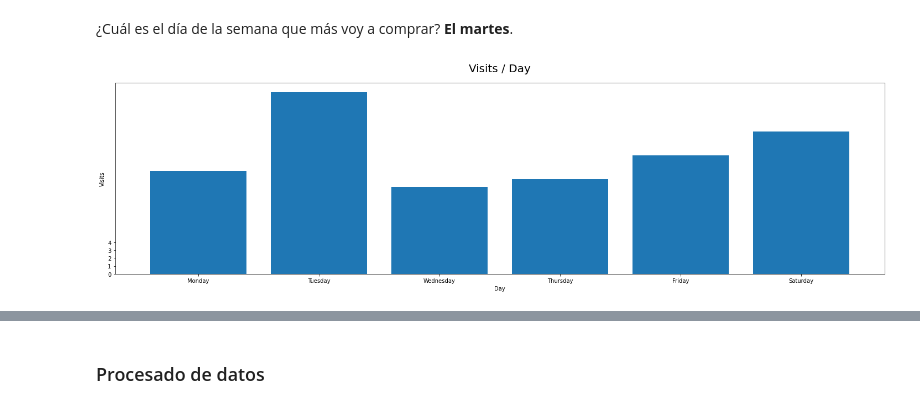
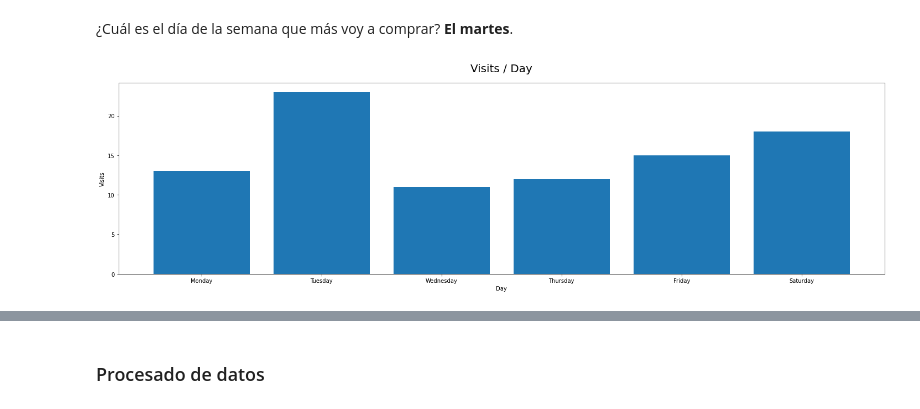
Before and after one commit to Borogum/iam, a Jupyter notebook: Insights About Myself (IAM) Bolsas de Plástico.ipynb, the cells around one changed output, grey strips where cells are left out. Drawn from its saved outputs; the diff is of its cells as text; code cells hidden in the pictures.

Commit message:
Fix Visits /Day Graph

```diff
--- a/Insights About Myself (IAM) Bolsas de Plástico.ipynb
+++ b/Insights About Myself (IAM) Bolsas de Plástico.ipynb
@@ -538,13 +537,13 @@ fig.tight_layout()
 # %%
 fig, ax = plt.subplots(figsize=(20, 6))
 df = tickets_summary_df.groupby('day_of_week').agg({'total_ticket': 'count'}).sort_values('day_of_week').reset_index()
 ax.set_title('Visits / Day', **title_config)
 ax.bar(x=df.day_of_week, height=df.total_ticket)
-ax.set(yticks=range(5), xlabel='Day', ylabel='Visits', xticks=range(len(df)),
-       xticklabels=tickets_summary_df.sort_values('day_of_week').day.unique())
+ax.set(xlabel='Day', ylabel='Visits',
+       xticks=range(len(df)), xticklabels=tickets_summary_df.sort_values('day_of_week').day.unique())
 fig.tight_layout()
 # %% [output]
-[figure, old version]
+[figure, new version]
 # %% [markdown]
 <a id="processing"></a>
 # %% [markdown]
```
Also changed, not shown: parts of 10 cells of this notebook.
